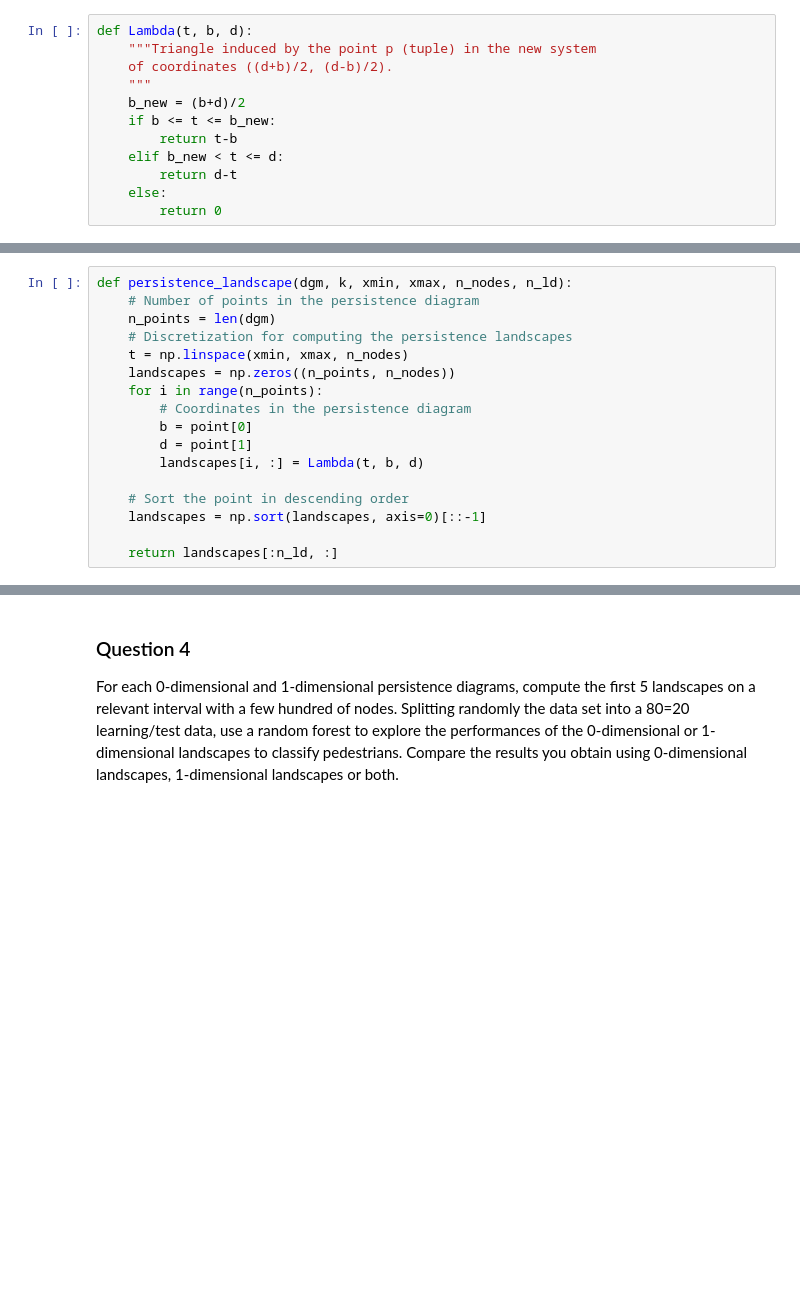
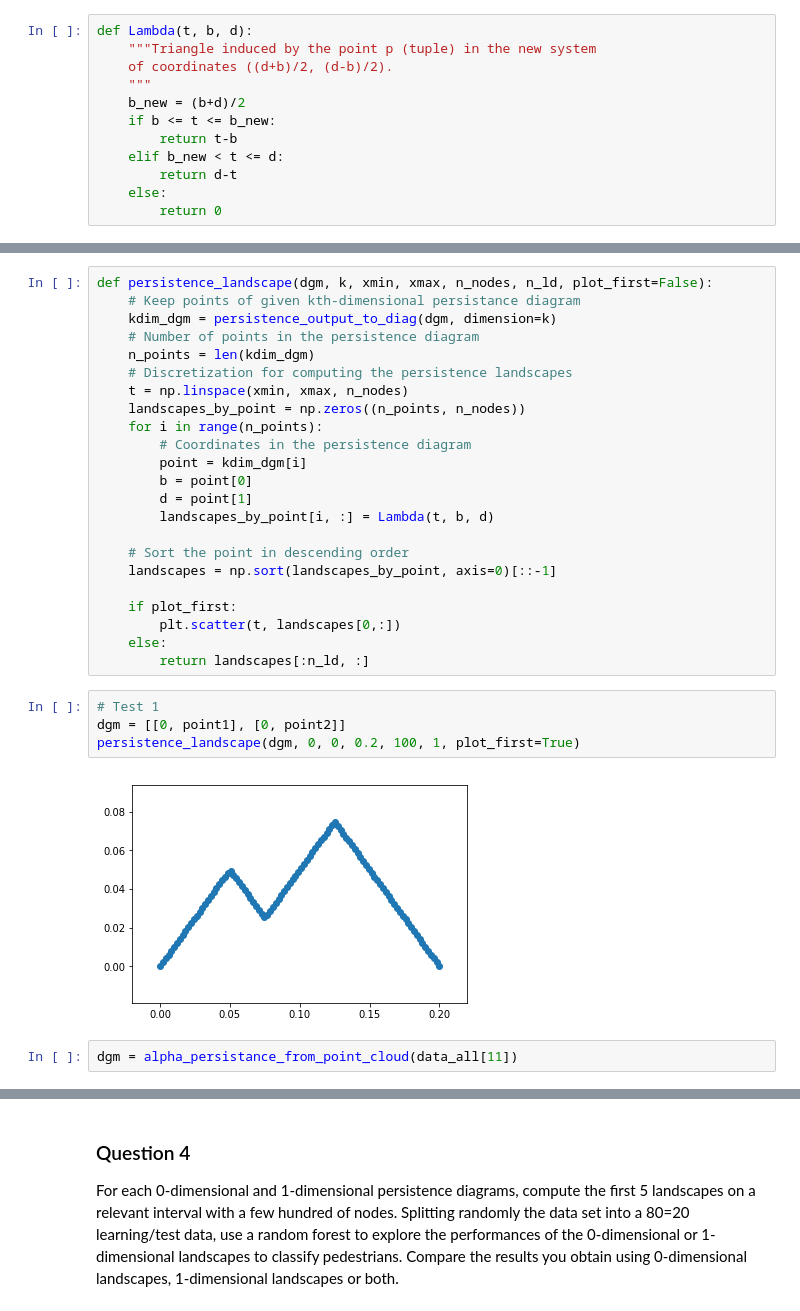
Before and after one commit to sidou10/gmda-pedestrian-recognition, a Jupyter notebook: pedestrian_recognition.ipynb, the cells around one changed output, grey strips where cells are left out. Drawn from its saved outputs; the diff is of its cells as text; blank space fills up the shorter version.

```diff
--- a/pedestrian_recognition.ipynb
+++ b/pedestrian_recognition.ipynb
@@ -151,17 +163,31 @@ Lambda = np.vectorize(Lambda)
 # %%
-def persistence_landscape(dgm, k, xmin, xmax, n_nodes, n_ld):
+def persistence_landscape(dgm, k, xmin, xmax, n_nodes, n_ld, plot_first=False):
+    # Keep points of given kth-dimensional persistance diagram
+    kdim_dgm = persistence_output_to_diag(dgm, dimension=k)
     # Number of points in the persistence diagram
-    n_points = len(dgm)
+    n_points = len(kdim_dgm)
     # Discretization for computing the persistence landscapes
     t = np.linspace(xmin, xmax, n_nodes)
-    landscapes = np.zeros((n_points, n_nodes))
+    landscapes_by_point = np.zeros((n_points, n_nodes))
     for i in range(n_points):
         # Coordinates in the persistence diagram
+        point = kdim_dgm[i]
         b = point[0]
         d = point[1]
-        landscapes[i, :] = Lambda(t, b, d)
+        landscapes_by_point[i, :] = Lambda(t, b, d)
 
     # Sort the point in descending order
-    landscapes = np.sort(landscapes, axis=0)[::-1]
+    landscapes = np.sort(landscapes_by_point, axis=0)[::-1]
 
-    return landscapes[:n_ld, :]
+    if plot_first:
+        plt.scatter(t, landscapes[0,:])
+    else:
+        return landscapes[:n_ld, :]
+# %%
+# Test 1
+dgm = [[0, point1], [0, point2]]
+persistence_landscape(dgm, 0, 0, 0.2, 100, 1, plot_first=True)
+# %% [output]
+[figure, added]
+# %%
+dgm = alpha_persistance_from_point_cloud(data_all[11])
```
Also changed, not shown: parts of 20 cells of this notebook.
